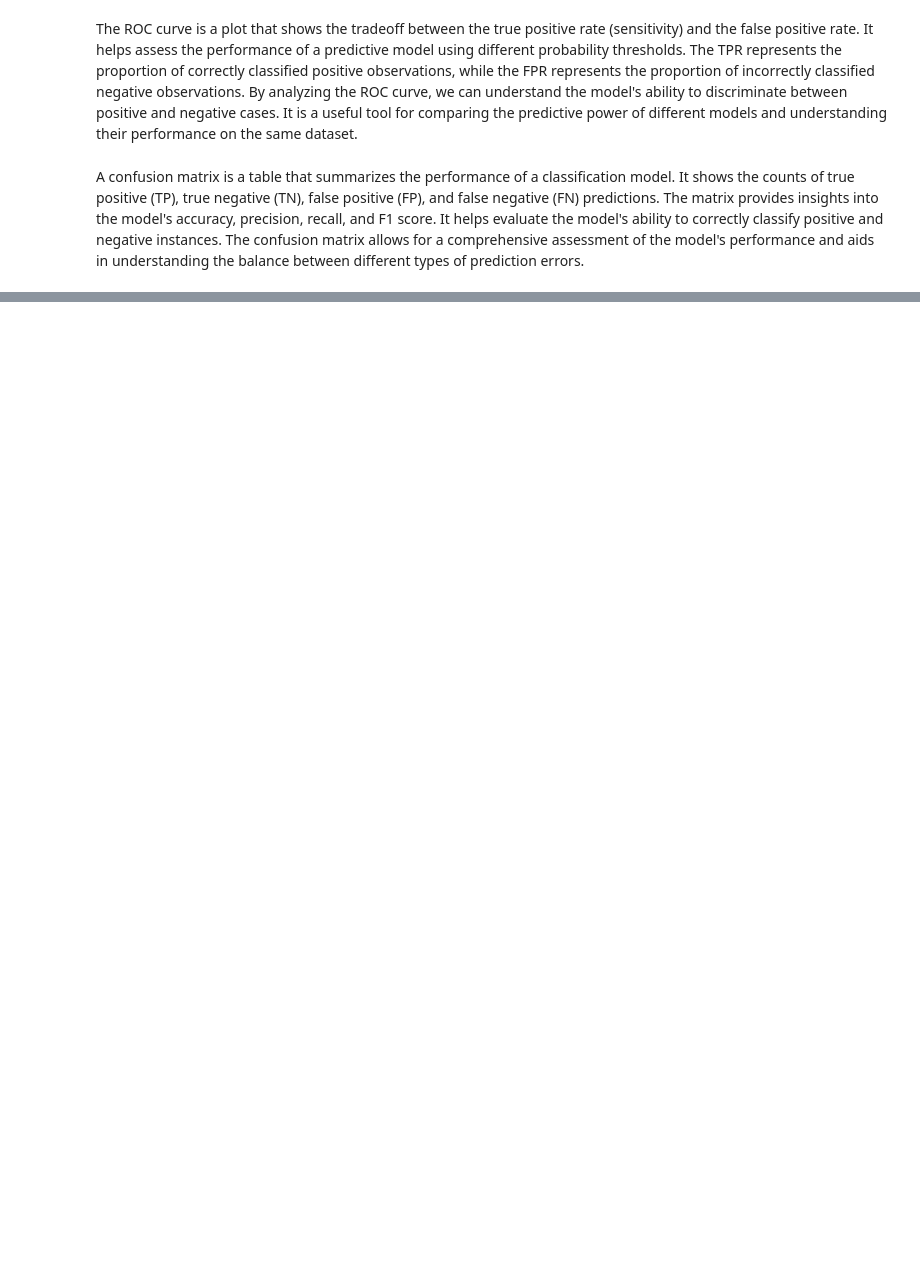
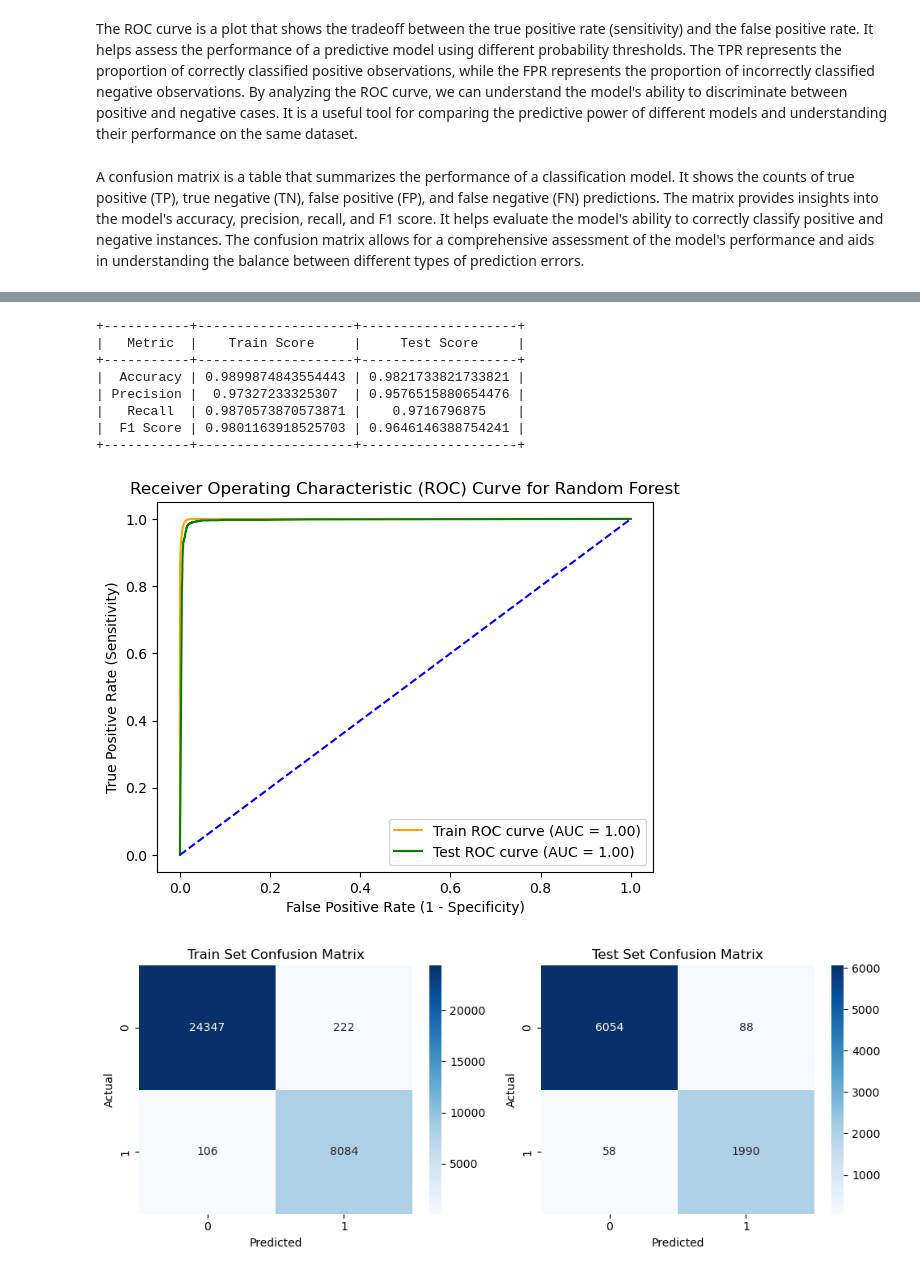
Before and after one commit to sjmfirestone/comp-4448-final-project, a Jupyter notebook: video-popularity.ipynb, the cells around one changed output, grey strips where cells are left out. Saved outputs shown, nothing was run; the diff lists cells and outputs as text; code cells hidden in the pictures; blank space fills up the shorter version.

```diff
--- a/video-popularity.ipynb
+++ b/video-popularity.ipynb
@@ -1043,14 +1113,3 @@ def plot_roc_curve(y_test, y_test_pred, model):
 # %% [markdown]
 
 The ROC curve is a plot that shows the tradeoff between the true positive rate (sensitivity) and the false positive rate. It helps assess the performance of a predictive model using different probability thresholds. The TPR represents the proportion of correctly classified positive observations, while the FPR represents the proportion of incorrectly classified negative observations. By analyzing the ROC curve, we can understand the model's ability to discriminate between positive and negative cases. It is a useful tool for comparing the predictive power of different models and understanding their performance on the same dataset.
-# %%
-# create function to plot confusion matrix
-def plot_confusion_matrix(y_test, y_test_pred, model):
-    # calculate confusion matrix
-    cm = confusion_matrix(y_test, y_test_pred)
-    # plot confusion matrix
-    sns.heatmap(cm, annot=True, fmt='g', cmap='Blues')
-    plt.title('Confusion Matrix for {}'.format(model))
-    plt.xlabel('Predicted')
-    plt.ylabel('Actual')
-    plt.show()
@@ -1215,0 +1187,22 @@ plot_confusion_matrix(y_test, y_test_pred, 'SVM')
+# %%
+rf = RandomForestClassifier(random_state=42)
+
+# train, fit and evaluate the model
+train_fit_eval(rf, X_train, y_train, X_test, y_test)
+
+# plot the roc curve
+plot_roc_curve(y_train, rf.predict_proba(X_train)[:,1], y_test, rf.predict_proba(X_test)[:, 1], 'Random Forest')
+
+# plot the confusion matrix
+plot_confusion_matrix(y_train, rf.predict(X_train), y_test, rf.predict(X_test), 'Random Forest')
+# %% [output]
++-----------+--------------------+--------------------+
+|   Metric  |    Train Score     |     Test Score     |
++-----------+--------------------+--------------------+
+|  Accuracy | 0.9899874843554443 | 0.9821733821733821 |
+| Precision |  0.97327233325307  | 0.9576515880654476 |
+|   Recall  | 0.9870573870573871 |    0.9716796875    |
+|  F1 Score | 0.9801163918525703 | 0.9646146388754241 |
++-----------+--------------------+--------------------+
+[figure, added]
+[figure, added]
```
Also changed, not shown: parts of 61 cells of this notebook.
